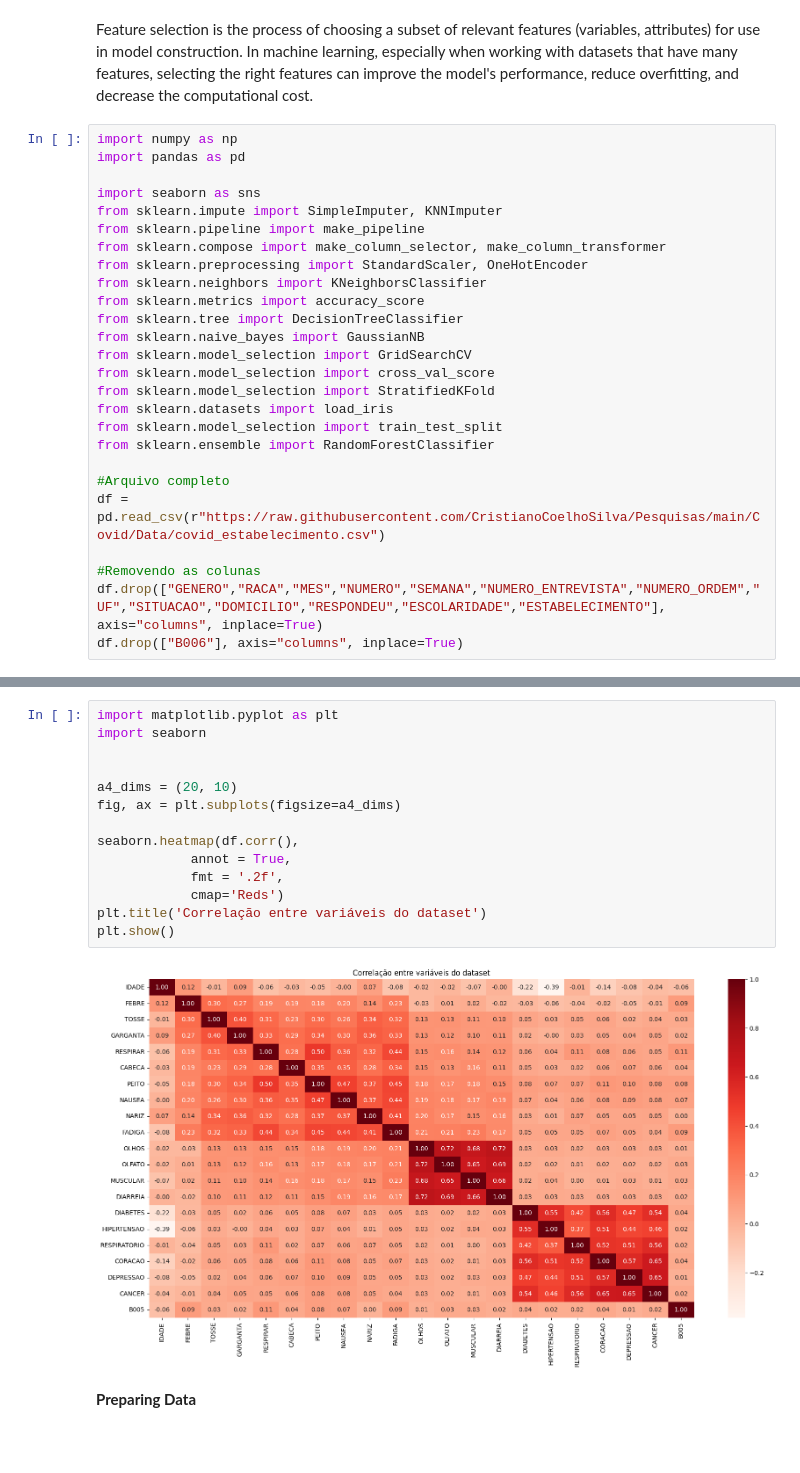
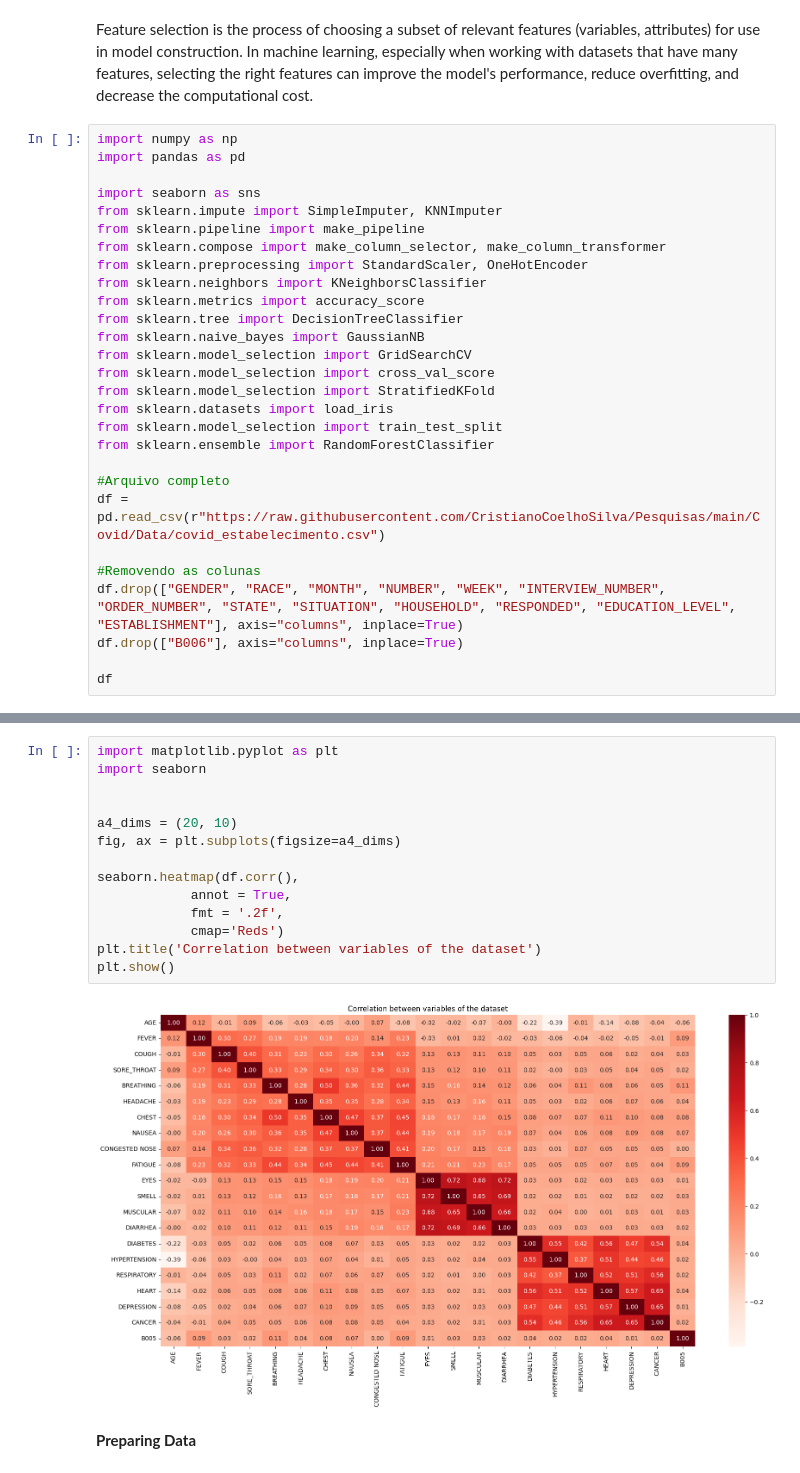
Before and after one commit to CristianoCoelhoSilva/Pesquisas, a Jupyter notebook: Covid/Feature_Selection.ipynb, the cells around one changed output, grey strips where cells are left out. Saved outputs shown, nothing was run; the diff lists cells and outputs as text; blank space fills up the shorter version.

```diff
--- a/Covid/Feature_Selection.ipynb
+++ b/Covid/Feature_Selection.ipynb
@@ -26,5 +26,7 @@ from sklearn.ensemble import RandomForestClassifier
 df = pd.read_csv(r"https://raw.githubusercontent.com/CristianoCoelhoSilva/Pesquisas/main/Covid/Data/covid_estabelecimento.csv")
 
 #Removendo as colunas
-df.drop(["GENERO","RACA","MES","NUMERO","SEMANA","NUMERO_ENTREVISTA","NUMERO_ORDEM","UF","SITUACAO","DOMICILIO","RESPONDEU","ESCOLARIDADE","ESTABELECIMENTO"], axis="columns", inplace=True)
+df.drop(["GENDER", "RACE", "MONTH", "NUMBER", "WEEK", "INTERVIEW_NUMBER", "ORDER_NUMBER", "STATE", "SITUATION", "HOUSEHOLD", "RESPONDED", "EDUCATION_LEVEL", "ESTABLISHMENT"], axis="columns", inplace=True)
 df.drop(["B006"], axis="columns", inplace=True)
+
+df
@@ -31,19 +47,19 @@ df.drop(["B006"], axis="columns", inplace=True)
 # %%
 import matplotlib.pyplot as plt
 import seaborn
 
 
 a4_dims = (20, 10)
 fig, ax = plt.subplots(figsize=a4_dims)
 
 seaborn.heatmap(df.corr(),
             annot = True,
             fmt = '.2f',
             cmap='Reds')
-plt.title('Correlação entre variáveis do dataset')
+plt.title('Correlation between variables of the dataset')
 plt.show()
 # %% [output]
-[figure, old version]
+[figure, new version]
 # %% [markdown]
 **Preparing Data**
 # %% [markdown]
```
Also changed, not shown: parts of 3 cells of this notebook.
